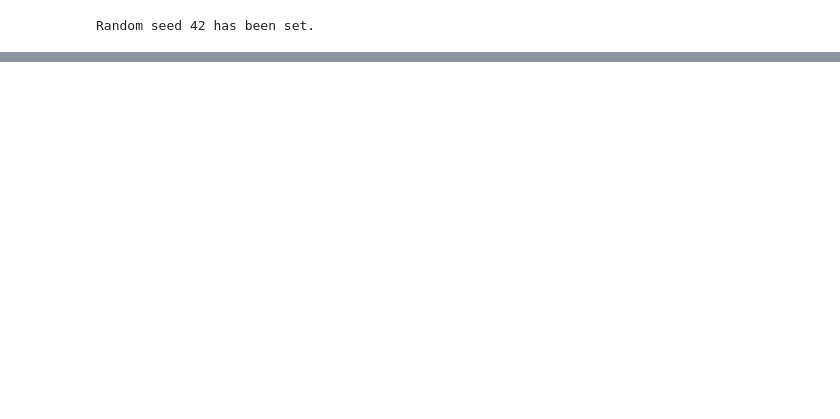
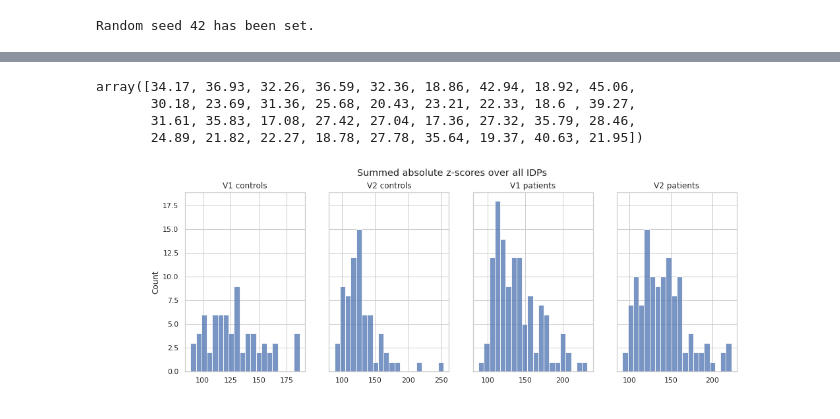
Before and after one commit to bbuckova/ESO_normative, a Jupyter notebook: pretrained_zscores_comparison.ipynb, the cells around one changed output, grey strips where cells are left out. Saved outputs shown, nothing was run; the diff lists cells and outputs as text; code cells hidden in the pictures; blank space fills up the shorter version.

```diff
--- a/pretrained_zscores_comparison.ipynb
+++ b/pretrained_zscores_comparison.ipynb
@@ -392,0 +340,18 @@ temp.sort_values(by=[0], ascending = False)
+# %%
+# plot patient z-scores
+"""
+images_dir = os.path.join(models_dir,'img_pat_diff')
+os.makedirs(images_dir, exist_ok=True)
+
+sns.set(rc={'axes.facecolor':'white', 'figure.facecolor':'white'})
+sns.set_style("whitegrid")
+
+for idp in idp_ids:
+    fig = plt.subplots(1,1)
+    ax = sns.scatterplot(v1_pat[idp], pat_diff[idp])
+    ax.set(xlabel = '$\mathregular{z_1}$ score', ylabel = '$z_2-z_1$ score', title=idp)
+    sns.despine()
+    #plt.show()
+    plt.savefig(os.path.join(images_dir,idp+'_pat.png'))
+    plt.close()
+"""
@@ -392,0 +624,30 @@ temp.sort_values(by=[0], ascending = False)
+# %%
+x_coords_sig[0]
+# %% [output]
+array([34.17, 36.93, 32.26, 36.59, 32.36, 18.86, 42.94, 18.92, 45.06,
+       30.18, 23.69, 31.36, 25.68, 20.43, 23.21, 22.33, 18.6 , 39.27,
+       31.61, 35.83, 17.08, 27.42, 27.04, 17.36, 27.32, 35.79, 28.46,
+       24.89, 21.82, 22.27, 18.78, 27.78, 35.64, 19.37, 40.63, 21.95])
+# %%
+# Identifying controls with the high degree of variability
+# To help QC
+pk = np.array([np.sum(abs(v1_cont.iloc[:,col_comp_id]), axis=1).to_numpy().T,
+np.sum(abs(v2_cont.iloc[:,col_comp_id]), axis=1).to_numpy().T,
+np.sum(abs(v1_pat.iloc[:,col_comp_id]), axis=1).to_numpy().T,
+np.sum(abs(v2_pat.iloc[:,col_comp_id]), axis=1).to_numpy().T], dtype=object)
+
+fig, ax = plt.subplots(1,4, figsize = (15,5), sharey=True)
+ax[0].set_title('V1 controls')
+sns.histplot(pk[0], ax = ax[0], bins = 20)
+ax[1].set_title('V2 controls')
+sns.histplot(pk[1], ax = ax[1], bins = 20)
+ax[2].set_title('V1 patients')
+sns.histplot(pk[2], ax = ax[2], bins = 20)
+ax[3].set_title('V2 patients')
+sns.histplot(pk[3], ax = ax[3], bins = 20)
+
+fig.suptitle('Summed absolute z-scores over all IDPs')
+#sns.heatmap(v1_cont_z)
+plt.savefig(os.path.join(models_dir, 'QC_hist.png'))
+# %% [output]
+[figure, added]
```
Also changed, not shown: parts of 30 cells of this notebook.
